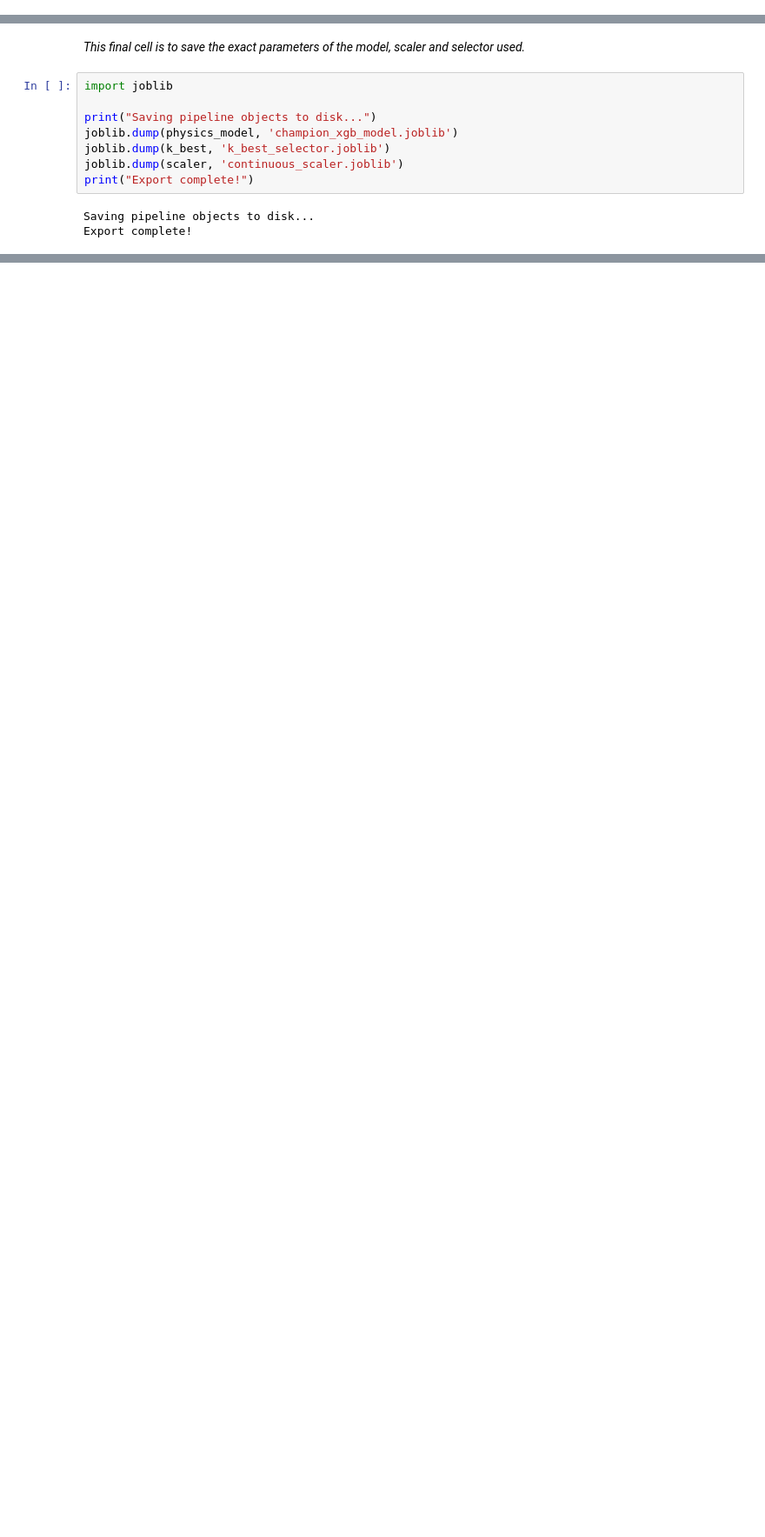
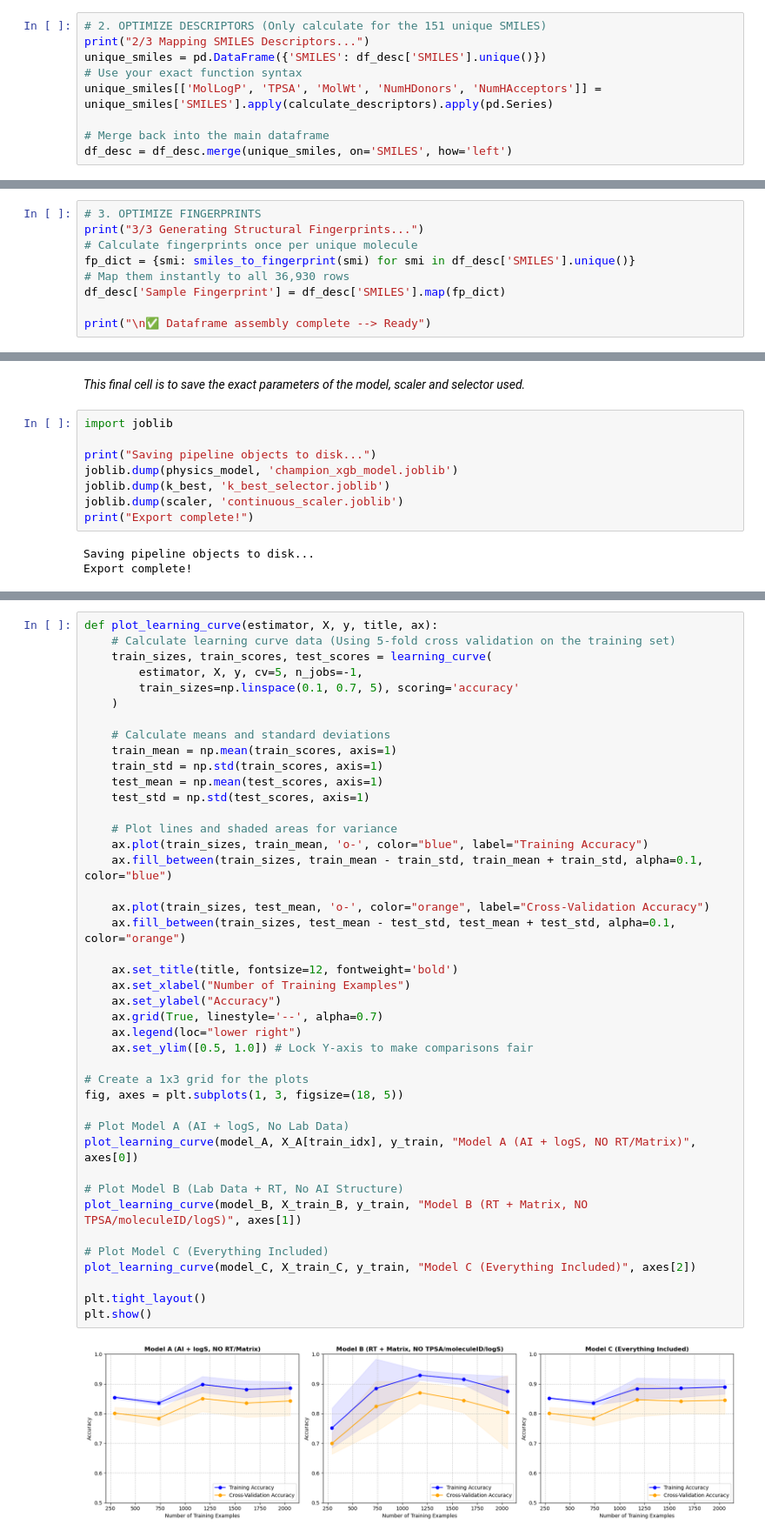
Before and after one commit to swisscatplus/solubility_prediction_nmr, a Jupyter notebook: src/dev/rt_prediction.ipynb, the cells around one changed output, grey strips where cells are left out. Shown at 87% size. Saved outputs shown, nothing was run; the diff lists cells and outputs as text; blank space fills up the shorter version.

```diff
--- a/src/dev/rt_prediction.ipynb
+++ b/src/dev/rt_prediction.ipynb
@@ -1842,0 +1905,9 @@ print(df_desc.columns.tolist())
+# %%
+# 2. OPTIMIZE DESCRIPTORS (Only calculate for the 151 unique SMILES)
+print("2/3 Mapping SMILES Descriptors...")
+unique_smiles = pd.DataFrame({'SMILES': df_desc['SMILES'].unique()})
+# Use your exact function syntax
+unique_smiles[['MolLogP', 'TPSA', 'MolWt', 'NumHDonors', 'NumHAcceptors']] = unique_smiles['SMILES'].apply(calculate_descriptors).apply(pd.Series)
+
+# Merge back into the main dataframe
+df_desc = df_desc.merge(unique_smiles, on='SMILES', how='left')
@@ -1842,0 +1916,9 @@ print(df_desc.columns.tolist())
+# %%
+# 3. OPTIMIZE FINGERPRINTS
+print("3/3 Generating Structural Fingerprints...")
+# Calculate fingerprints once per unique molecule
+fp_dict = {smi: smiles_to_fingerprint(smi) for smi in df_desc['SMILES'].unique()}
+# Map them instantly to all 36,930 rows
+df_desc['Sample Fingerprint'] = df_desc['SMILES'].map(fp_dict)
+
+print("\n✅ Dataframe assembly complete --> Ready")
@@ -2001,0 +2722,44 @@ Export complete!
+# %%
+def plot_learning_curve(estimator, X, y, title, ax):
+    # Calculate learning curve data (Using 5-fold cross validation on the training set)
+    train_sizes, train_scores, test_scores = learning_curve(
+        estimator, X, y, cv=5, n_jobs=-1,
+        train_sizes=np.linspace(0.1, 0.7, 5), scoring='accuracy'
+    )
+
+    # Calculate means and standard deviations
+    train_mean = np.mean(train_scores, axis=1)
+    train_std = np.std(train_scores, axis=1)
+    test_mean = np.mean(test_scores, axis=1)
+    test_std = np.std(test_scores, axis=1)
+
+    # Plot lines and shaded areas for variance
+    ax.plot(train_sizes, train_mean, 'o-', color="blue", label="Training Accuracy")
+    ax.fill_between(train_sizes, train_mean - train_std, train_mean + train_std, alpha=0.1, color="blue")
+
+    ax.plot(train_sizes, test_mean, 'o-', color="orange", label="Cross-Validation Accuracy")
+    ax.fill_between(train_sizes, test_mean - test_std, test_mean + test_std, alpha=0.1, color="orange")
+
+    ax.set_title(title, fontsize=12, fontweight='bold')
+    ax.set_xlabel("Number of Training Examples")
+    ax.set_ylabel("Accuracy")
+    ax.grid(True, linestyle='--', alpha=0.7)
+    ax.legend(loc="lower right")
+    ax.set_ylim([0.5, 1.0]) # Lock Y-axis to make comparisons fair
+
+# Create a 1x3 grid for the plots
+fig, axes = plt.subplots(1, 3, figsize=(18, 5))
+
+# Plot Model A (AI + logS, No Lab Data)
+plot_learning_curve(model_A, X_A[train_idx], y_train, "Model A (AI + logS, NO RT/Matrix)", axes[0])
+
+# Plot Model B (Lab Data + RT, No AI Structure)
+plot_learning_curve(model_B, X_train_B, y_train, "Model B (RT + Matrix, NO TPSA/moleculeID/logS)", axes[1])
+
+# Plot Model C (Everything Included)
+plot_learning_curve(model_C, X_train_C, y_train, "Model C (Everything Included)", axes[2])
+
+plt.tight_layout()
+plt.show()
+# %% [output]
+[figure, added]
```
Also changed, not shown: parts of 41 cells of this notebook, 2 other files.
